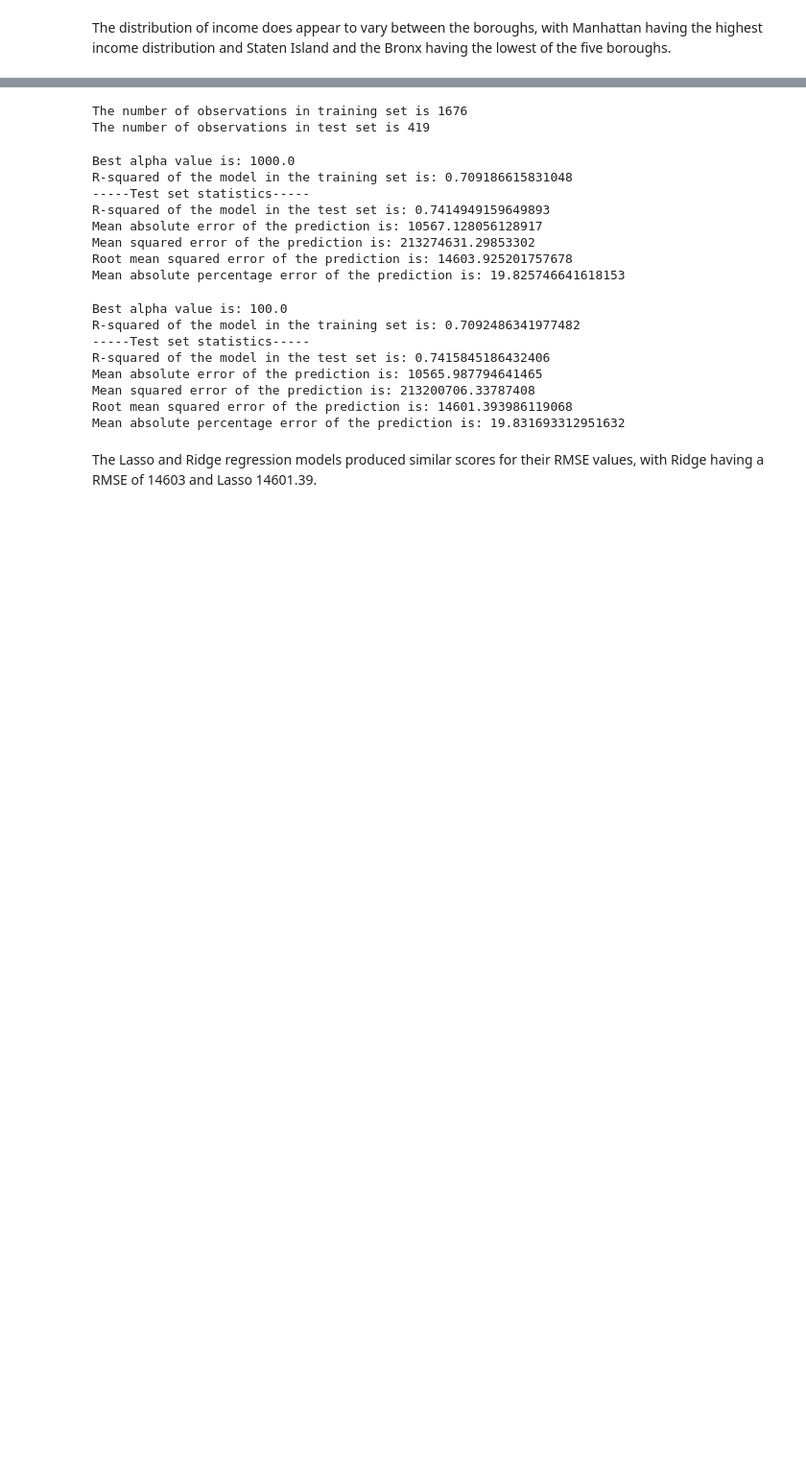
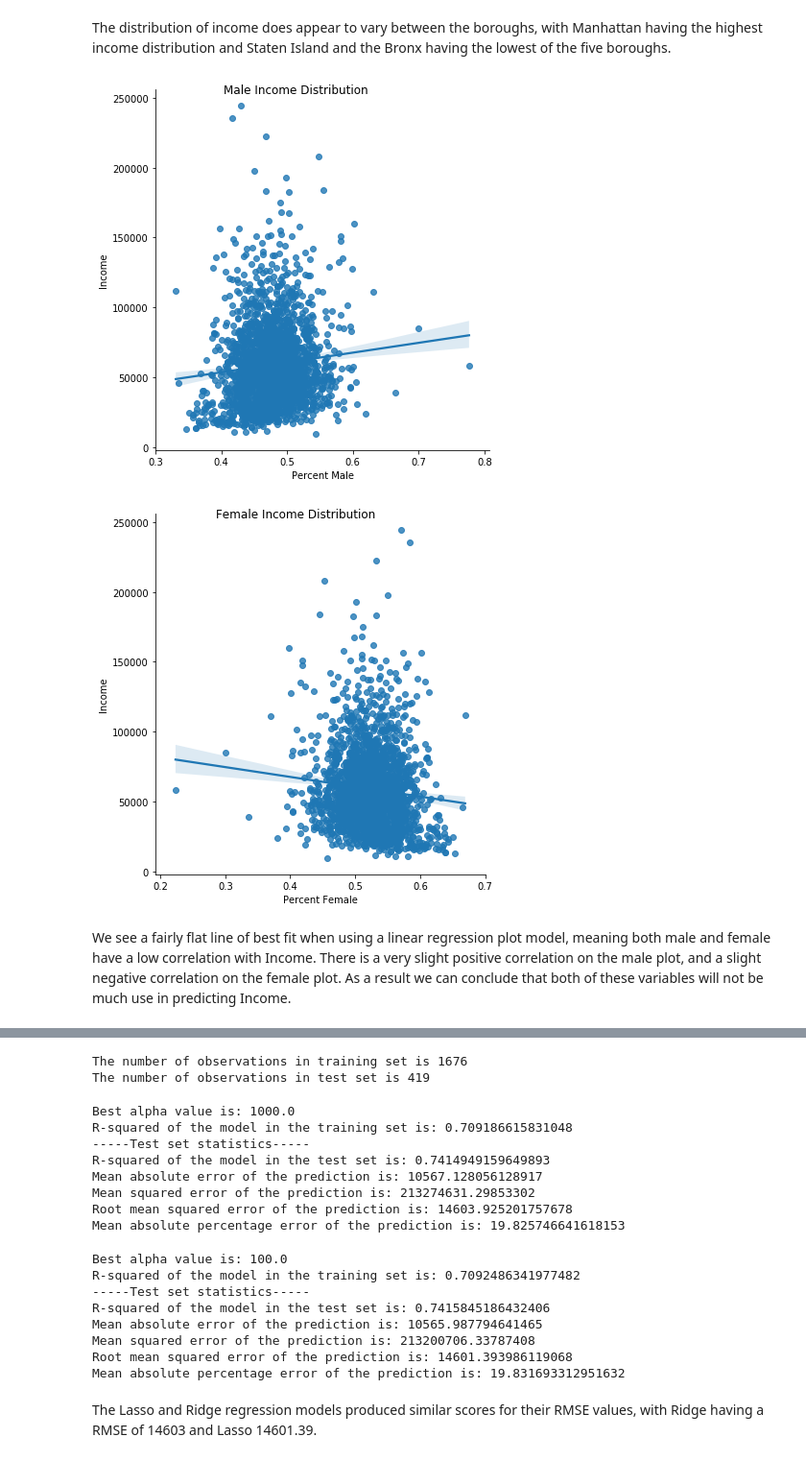
Before and after one commit to alexcroft08/Thinkful-Data-Science, a Jupyter notebook: Supervised Capstone .ipynb, the cells around one changed output, grey strips where cells are left out. Shown at 96% size. Drawn from its saved outputs; the diff is of its cells as text; code cells hidden in the pictures; blank space fills up the shorter version.

```diff
--- a/Supervised Capstone .ipynb
+++ b/Supervised Capstone .ipynb
@@ -161,3 +168,20 @@ sns.catplot(x="Borough", y="Income", kind = 'swarm', data=nyc_df);
 # %% [markdown]
 The distribution of income does appear to vary between the boroughs, with Manhattan having the highest income distribution and Staten Island and the Bronx having the lowest of the five boroughs.
+# %%
+#Let's see if gender has an impact on income
+import seaborn as sns
+
+nyc_df['Percent Male'] = nyc_df['Men'] / nyc_df['TotalPop']
+nyc_df['Percent Female'] = nyc_df['Women'] / nyc_df['TotalPop']
+
+male_plot = sns.lmplot(x="Percent Male", y="Income",
+               truncate=True, height=6, data=nyc_df).fig.suptitle("Male Income Distribution")
+
+female_plot = sns.lmplot(x='Percent Female', y='Income',
+               truncate = True, height =6, data=nyc_df).fig.suptitle("Female Income Distribution")
+# %% [output]
+[figure, added]
+[figure, added]
+# %% [markdown]
+We see a fairly flat line of best fit when using a linear regression plot model, meaning both male and female have a low correlation with Income. There is a very slight positive correlation on the male plot, and a slight negative correlation on the female plot. As a result we can conclude that both of these variables will not be much use in predicting Income.
 # %%
```
Also changed, not shown: parts of 25 cells of this notebook.
